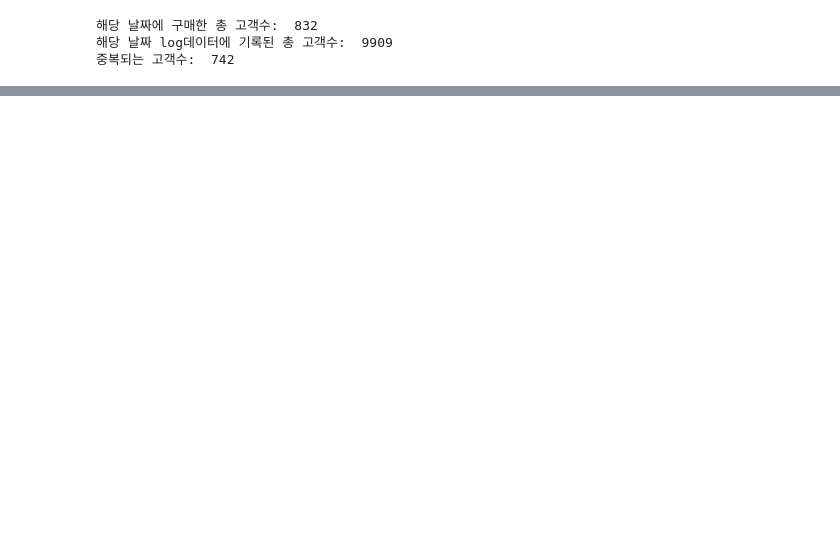
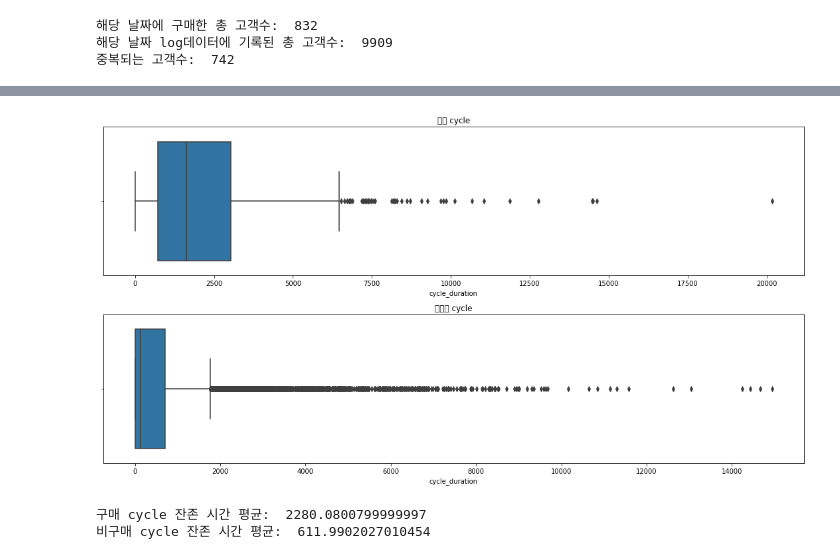
Before and after one commit to hyunjjin/proj_class, a Jupyter notebook: Level4_zigzag.ipynb, the cells around one changed output, grey strips where cells are left out. Cells and saved outputs as stored; diff of their text form; code cells hidden in the pictures; blank space fills up the shorter version.

```diff
--- a/Level4_zigzag.ipynb
+++ b/Level4_zigzag.ipynb
@@ -501,0 +604,18 @@ log_order = log_order.sort_values(['user_id','timestamp']).reset_index(drop=True
+# %%
+# 구매기록이 있는 cycle id
+
+cycle_purchase = log_order[log_order['purchase'] == True]['cycle_idx_unique'].unique()
+# %%
+# 구매기록 있는 cycle의 log_data
+
+data_purchase = log_order.loc[log_order['cycle_idx_unique'].isin(cycle_purchase)]
+
+
+# 구매기록 없는 cycle의 log_data
+
+data_npurchase = log_order.loc[~log_order['cycle_idx_unique'].isin(cycle_purchase)]
+# %%
+# 구매기록 있는 cycle의 잔존시간
+
+remaining_time_cycle_purchase = data_purchase.groupby(['n_user_id','cycle_idx_unique'])['log_duration'].sum().reset_index().rename(columns={'log_duration': 'cycle_duration'})
+remaining_time_cycle_purchase.head(10)
@@ -501,0 +634,5 @@ log_order = log_order.sort_values(['user_id','timestamp']).reset_index(drop=True
+# %%
+# 구매기록 없는 cycle의 잔존시간
+
+remaining_time_cycle_npurchase = data_npurchase.groupby(['n_user_id','cycle_idx_unique'])['log_duration'].sum().reset_index().rename(columns={'log_duration': 'cycle_duration'})
+remaining_time_cycle_npurchase.head(10)
@@ -501,0 +651,19 @@ log_order = log_order.sort_values(['user_id','timestamp']).reset_index(drop=True
+# %%
+# 시각화
+
+figure, axes = plt.subplots(nrows=2, ncols=1)
+figure.set_size_inches(15,8)
+
+axes[0].set_title('구매 cycle')
+axes[1].set_title('비구매 cycle')
+sns.boxplot(data=remaining_time_cycle_purchase, x='cycle_duration', ax=axes[0], orient='h')
+sns.boxplot(data=remaining_time_cycle_npurchase, x='cycle_duration', ax=axes[1], orient='h')
+
+figure.tight_layout()
+plt.show()
+print('구매 cycle 잔존 시간 평균: ', remaining_time_cycle_purchase.cycle_duration.mean())
+print('비구매 cycle 잔존 시간 평균: ', remaining_time_cycle_npurchase.cycle_duration.mean())
+# %% [output]
+[figure, added]
+구매 cycle 잔존 시간 평균:  2280.0800799999997
+비구매 cycle 잔존 시간 평균:  611.9902027010454
```
Also changed, not shown: parts of 25 cells of this notebook, 1 other file.
